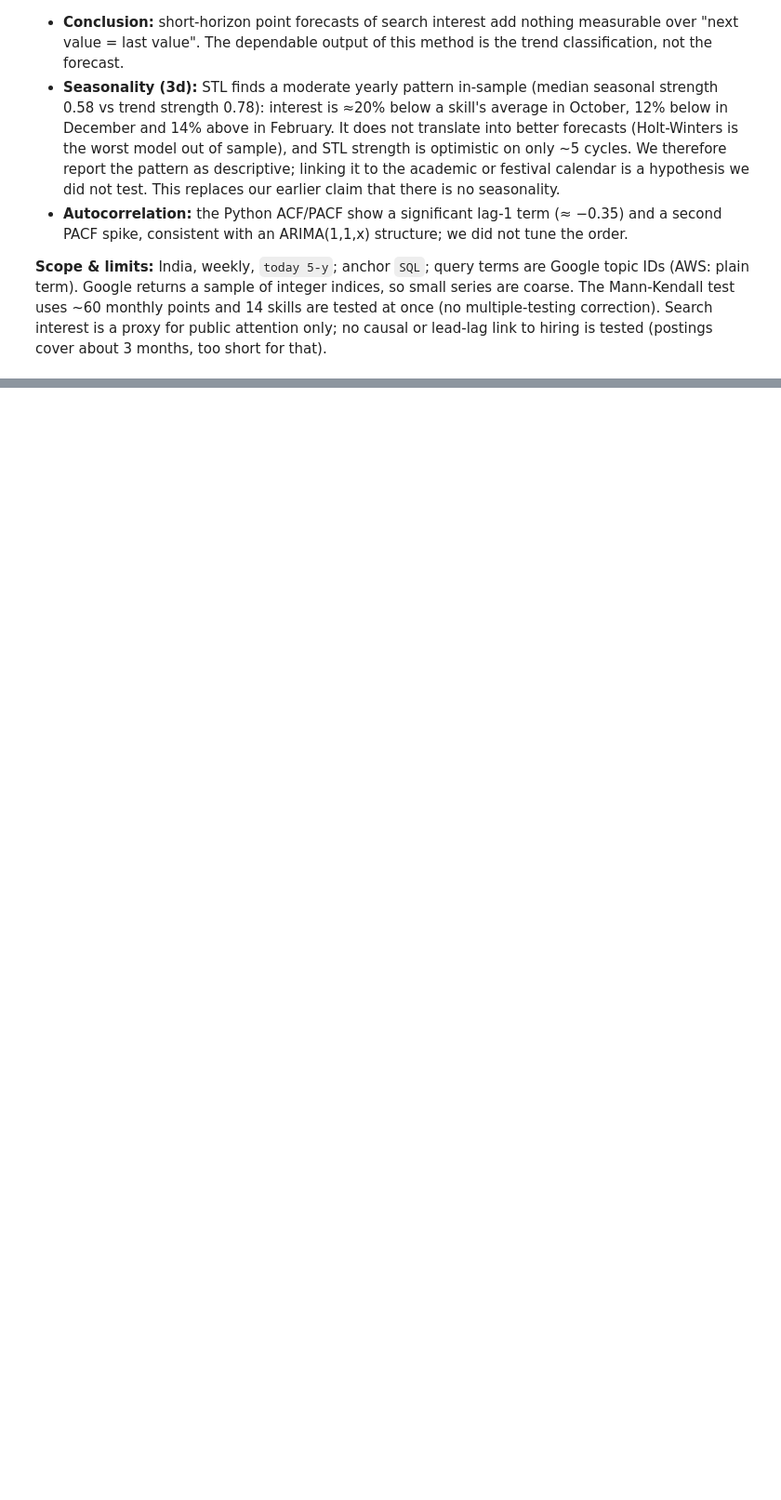
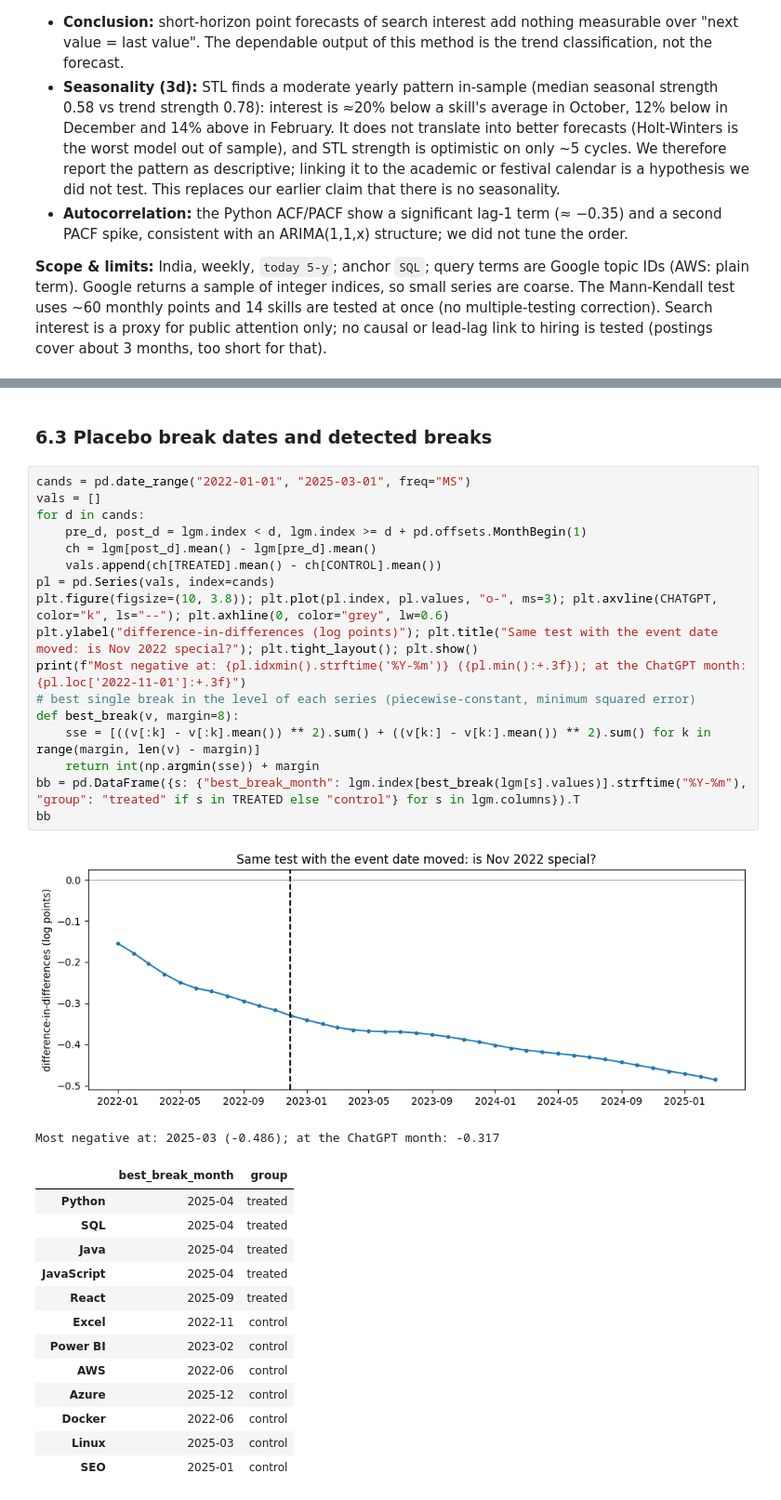
Before and after one commit to anusanth26/Career-Market-Intelligence, a Jupyter notebook: notebooks/method2_time_series.ipynb, the cells around one changed output, grey strips where cells are left out. Shown at 93% size. Saved outputs shown, nothing was run; the diff lists cells and outputs as text; blank space fills up the shorter version.

```diff
--- a/notebooks/method2_time_series.ipynb
+++ b/notebooks/method2_time_series.ipynb
@@ -632,0 +728,35 @@ months, too short for that).
+# %% [markdown]
+### 6.3 Placebo break dates and detected breaks
+# %%
+cands = pd.date_range("2022-01-01", "2025-03-01", freq="MS")
+vals = []
+for d in cands:
+    pre_d, post_d = lgm.index < d, lgm.index >= d + pd.offsets.MonthBegin(1)
+    ch = lgm[post_d].mean() - lgm[pre_d].mean()
+    vals.append(ch[TREATED].mean() - ch[CONTROL].mean())
+pl = pd.Series(vals, index=cands)
+plt.figure(figsize=(10, 3.8)); plt.plot(pl.index, pl.values, "o-", ms=3); plt.axvline(CHATGPT, color="k", ls="--"); plt.axhline(0, color="grey", lw=0.6)
+plt.ylabel("difference-in-differences (log points)"); plt.title("Same test with the event date moved: is Nov 2022 special?"); plt.tight_layout(); plt.show()
+print(f"Most negative at: {pl.idxmin().strftime('%Y-%m')} ({pl.min():+.3f}); at the ChatGPT month: {pl.loc['2022-11-01']:+.3f}")
+# best single break in the level of each series (piecewise-constant, minimum squared error)
+def best_break(v, margin=8):
+    sse = [((v[:k] - v[:k].mean()) ** 2).sum() + ((v[k:] - v[k:].mean()) ** 2).sum() for k in range(margin, len(v) - margin)]
+    return int(np.argmin(sse)) + margin
+bb = pd.DataFrame({s: {"best_break_month": lgm.index[best_break(lgm[s].values)].strftime("%Y-%m"), "group": "treated" if s in TREATED else "control"} for s in lgm.columns}).T
+bb
+# %% [output]
+[figure, added]
+Most negative at: 2025-03 (-0.486); at the ChatGPT month: -0.317
+|  | best_break_month | group |
+| Python | 2025-04 | treated |
+| SQL | 2025-04 | treated |
+| Java | 2025-04 | treated |
+| JavaScript | 2025-04 | treated |
+| React | 2025-09 | treated |
+| Excel | 2022-11 | control |
+| Power BI | 2023-02 | control |
+| AWS | 2022-06 | control |
+| Azure | 2025-12 | control |
+| Docker | 2022-06 | control |
+| Linux | 2025-03 | control |
+| SEO | 2025-01 | control |
```
Also changed, not shown: parts of 15 cells of this notebook, 3 other files.
